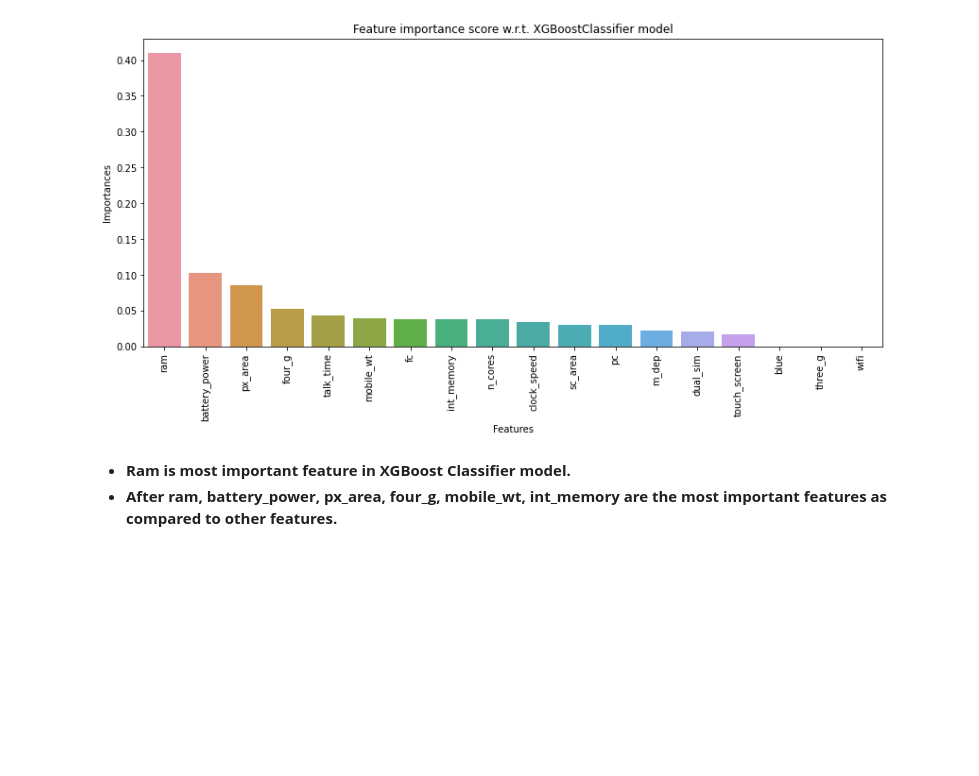
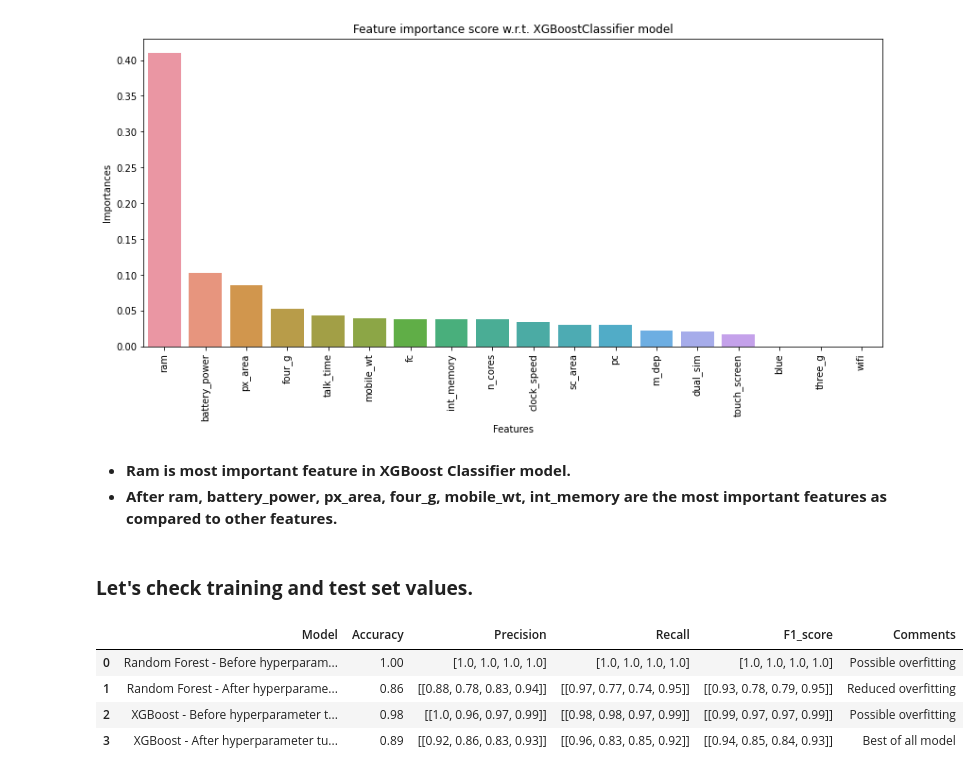
Before and after one commit to PuroshotamSingh/Mobile-Price-Range-Prediction, a Jupyter notebook: Mobile_Price_Range_Prediction_Puroshotam_Singh_Capstone_Project_3.ipynb, the cells around one changed output. Cells and saved outputs as stored; diff of their text form; code cells hidden in the pictures; blank space fills up the shorter version.

```diff
--- a/Mobile_Price_Range_Prediction_Puroshotam_Singh_Capstone_Project_3.ipynb
+++ b/Mobile_Price_Range_Prediction_Puroshotam_Singh_Capstone_Project_3.ipynb
@@ -1287,3 +1287,15 @@ plt.show()
 # %% [markdown]
 * **Ram is most important feature in XGBoost Classifier model.**
 * **After ram, battery_power, px_area, four_g, mobile_wt, int_memory are the most important features as compared to other features.**
+# %% [markdown]
+### **Let's check training and test set values.**
+# %%
+# checking the training set values
+
+training_df
+# %% [output]
+|  | Model | Accuracy | Precision | Recall | F1_score | Comments |
+| 0 | Random Forest - Before hyperparam... | 1.00 | [1.0, 1.0, 1.0, 1.0] | [1.0, 1.0, 1.0, 1.0] | [1.0, 1.0, 1.0, 1.0] | Possible overfitting |
+| 1 | Random Forest - After hyperparame... | 0.86 | [[0.88, 0.78, 0.83, 0.94]] | [[0.97, 0.77, 0.74, 0.95]] | [[0.93, 0.78, 0.79, 0.95]] | Reduced overfitting |
+| 2 | XGBoost - Before hyperparameter t... | 0.98 | [[1.0, 0.96, 0.97, 0.99]] | [[0.98, 0.98, 0.97, 0.99]] | [[0.99, 0.97, 0.97, 0.99]] | Possible overfitting |
+| 3 | XGBoost - After hyperparameter tu... | 0.89 | [[0.92, 0.86, 0.83, 0.93]] | [[0.96, 0.83, 0.85, 0.92]] | [[0.94, 0.85, 0.84, 0.93]] | Best of all model |
```
Also changed, not shown: parts of 5 cells of this notebook.
